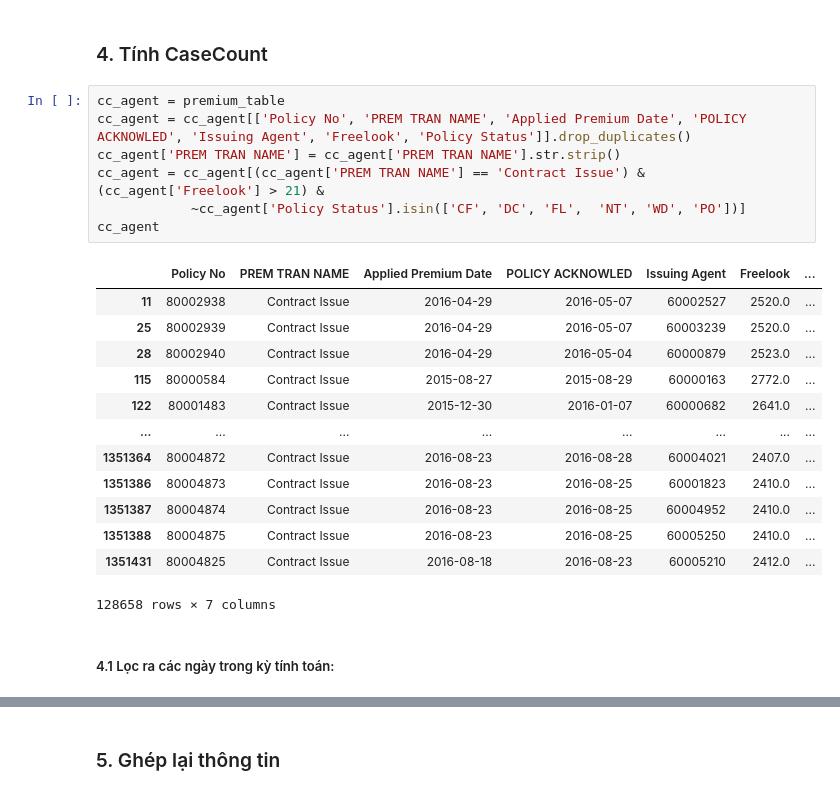
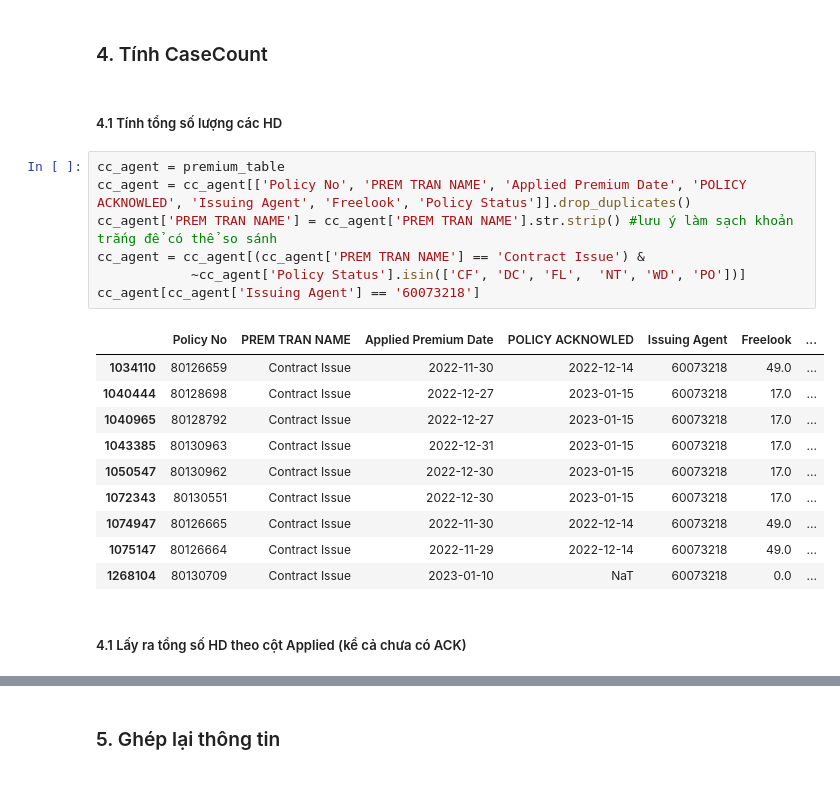
Before and after one commit to michaelmarytan81194/PythonProject, a Jupyter notebook: 1. Python/4. Tools/1. Phu Hung Life/5. Bonuses/Rookie Bonus.ipynb, the cells around one changed output, grey strips where cells are left out. Saved outputs shown, nothing was run; the diff lists cells and outputs as text.

```diff
--- a/1. Python/4. Tools/1. Phu Hung Life/5. Bonuses/Rookie Bonus.ipynb
+++ b/1. Python/4. Tools/1. Phu Hung Life/5. Bonuses/Rookie Bonus.ipynb
@@ -266,28 +278,27 @@ See the caveats in the documentation: https://pandas.pydata.org/pandas-docs/stab
 # %% [markdown]
 <h3> 4. Tính CaseCount
+# %% [markdown]
+<h5>4.1 Tính tổng số lượng các HD
 # %%
 cc_agent = premium_table
 cc_agent = cc_agent[['Policy No', 'PREM TRAN NAME', 'Applied Premium Date', 'POLICY ACKNOWLED', 'Issuing Agent', 'Freelook', 'Policy Status']].drop_duplicates()
-cc_agent['PREM TRAN NAME'] = cc_agent['PREM TRAN NAME'].str.strip()
-cc_agent = cc_agent[(cc_agent['PREM TRAN NAME'] == 'Contract Issue') & (cc_agent['Freelook'] > 21) &
+cc_agent['PREM TRAN NAME'] = cc_agent['PREM TRAN NAME'].str.strip() #lưu ý làm sạch khoản trắng để có thể so sánh
+cc_agent = cc_agent[(cc_agent['PREM TRAN NAME'] == 'Contract Issue') &
             ~cc_agent['Policy Status'].isin(['CF', 'DC', 'FL',  'NT', 'WD', 'PO'])]
-cc_agent
+cc_agent[cc_agent['Issuing Agent'] == '60073218']
 # %% [output]
 |  | Policy No | PREM TRAN NAME | Applied Premium Date | POLICY ACKNOWLED | Issuing Agent | Freelook | ... |
-| 11 | 80002938 | Contract Issue | 2016-04-29 | 2016-05-07 | 60002527 | 2520.0 | ... |
-| 25 | 80002939 | Contract Issue | 2016-04-29 | 2016-05-07 | 60003239 | 2520.0 | ... |
-| 28 | 80002940 | Contract Issue | 2016-04-29 | 2016-05-04 | 60000879 | 2523.0 | ... |
-| 115 | 80000584 | Contract Issue | 2015-08-27 | 2015-08-29 | 60000163 | 2772.0 | ... |
-| 122 | 80001483 | Contract Issue | 2015-12-30 | 2016-01-07 | 60000682 | 2641.0 | ... |
-| ... | ... | ... | ... | ... | ... | ... | ... |
-| 1351364 | 80004872 | Contract Issue | 2016-08-23 | 2016-08-28 | 60004021 | 2407.0 | ... |
-| 1351386 | 80004873 | Contract Issue | 2016-08-23 | 2016-08-25 | 60001823 | 2410.0 | ... |
-| 1351387 | 80004874 | Contract Issue | 2016-08-23 | 2016-08-25 | 60004952 | 2410.0 | ... |
-| 1351388 | 80004875 | Contract Issue | 2016-08-23 | 2016-08-25 | 60005250 | 2410.0 | ... |
-| 1351431 | 80004825 | Contract Issue | 2016-08-18 | 2016-08-23 | 60005210 | 2412.0 | ... |
+| 1034110 | 80126659 | Contract Issue | 2022-11-30 | 2022-12-14 | 60073218 | 49.0 | ... |
+| 1040444 | 80128698 | Contract Issue | 2022-12-27 | 2023-01-15 | 60073218 | 17.0 | ... |
+| 1040965 | 80128792 | Contract Issue | 2022-12-27 | 2023-01-15 | 60073218 | 17.0 | ... |
+| 1043385 | 80130963 | Contract Issue | 2022-12-31 | 2023-01-15 | 60073218 | 17.0 | ... |
+| 1050547 | 80130962 | Contract Issue | 2022-12-30 | 2023-01-15 | 60073218 | 17.0 | ... |
+| 1072343 | 80130551 | Contract Issue | 2022-12-30 | 2023-01-15 | 60073218 | 17.0 | ... |
+| 1074947 | 80126665 | Contract Issue | 2022-11-30 | 2022-12-14 | 60073218 | 49.0 | ... |
+| 1075147 | 80126664 | Contract Issue | 2022-11-29 | 2022-12-14 | 60073218 | 49.0 | ... |
+| 1268104 | 80130709 | Contract Issue | 2023-01-10 | NaT | 60073218 | 0.0 | ... |
-128658 rows × 7 columns
-# %% [markdown]
-<h5> 4.1 Lọc ra các ngày trong kỳ tính toán:
+# %% [markdown]
+<h5> 4.1 Lấy ra tổng số HD theo cột Applied (kể cả chưa có ACK)
 # %%
 cc_cal = pd.merge(cc_agent, agent_target, left_on = 'Issuing Agent', right_on ='Agent_Number', how = 'left')
 cc_cal = cc_cal[['Policy No', 'PREM TRAN NAME', 'Applied Premium Date',
```
Also changed, not shown: parts of 27 cells of this notebook, 10 other files.
